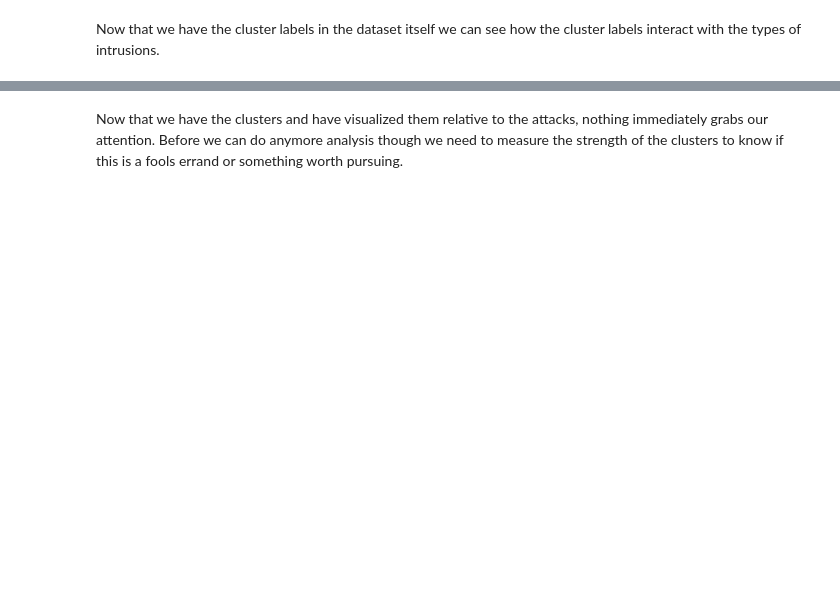
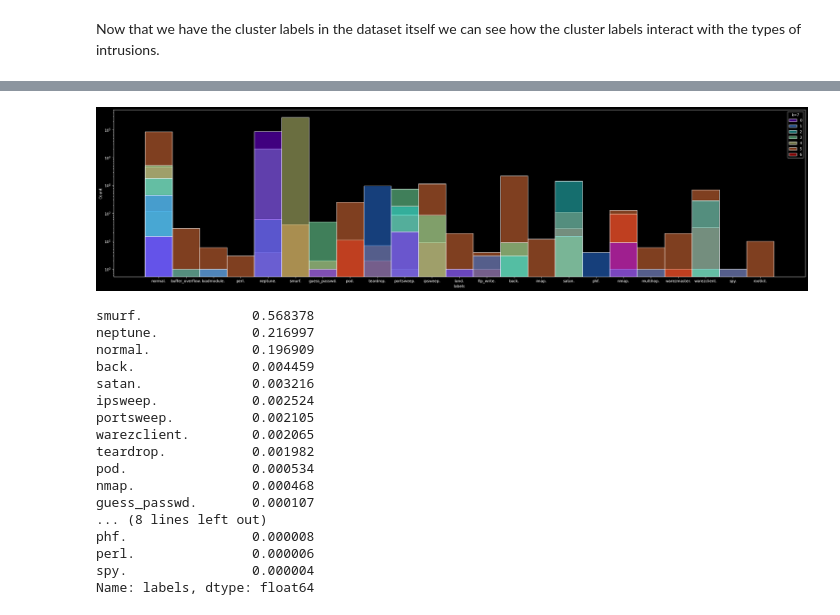
Before and after one commit to Jewdah18/Network-Intrusions, a Jupyter notebook: notebooks/EDA.ipynb, the cells around one changed output, grey strips where cells are left out. Saved outputs shown, nothing was run; the diff lists cells and outputs as text; code cells hidden in the pictures; blank space fills up the shorter version.

```diff
--- a/notebooks/EDA.ipynb
+++ b/notebooks/EDA.ipynb
@@ -328,2 +388,5 @@ for i in range(len(X_scaled)):
+# %%
+data['k=7'] = cluster_labels
+data.to_csv(r'./data/processed/data+k=7.csv')
 # %% [markdown]
 Now that we have the cluster labels in the dataset itself we can see how the cluster labels interact with the types of intrusions.
@@ -358,2 +393,39 @@ Name: labels, dtype: int64
-# %% [markdown]
-Now that we have the clusters and have visualized them relative to the attacks, nothing immediately grabs our attention. Before we can do anymore analysis though we need to measure the strength of the clusters to know if this is a fools errand or something worth pursuing.
+# %%
+# import dataset with K=7 clusters
+dataK7 = pd.read_csv(r'./data/processed/data+k=7.csv')
+
+#Switch back to dark mode for my eyes
+plt.style.use('dark_background')
+
+# Change figure size so that the x tick marks are readable
+plt.figure(figsize = (33,8))
+
+# Create a histogram of the types of network intrusions including non-intrusions
+sns.histplot(data = data, x = 'labels', hue = 'k=7', palette = 'rainbow')
+
+# Set the scale to log so that we can have a much better visualization of the attacks
+plt.yscale('log')
+
+plt.show()
+
+# Give context to how much each intrusion occurs
+print(data['labels'].value_counts(normalize = True))
+# %% [output]
+[figure, added]
+smurf.              0.568378
+neptune.            0.216997
+normal.             0.196909
+back.               0.004459
+satan.              0.003216
+ipsweep.            0.002524
+portsweep.          0.002105
+warezclient.        0.002065
+teardrop.           0.001982
+pod.                0.000534
+nmap.               0.000468
+guess_passwd.       0.000107
+... (8 lines left out)
+phf.                0.000008
+perl.               0.000006
+spy.                0.000004
+Name: labels, dtype: float64
```
Also changed, not shown: parts of 14 cells of this notebook.
